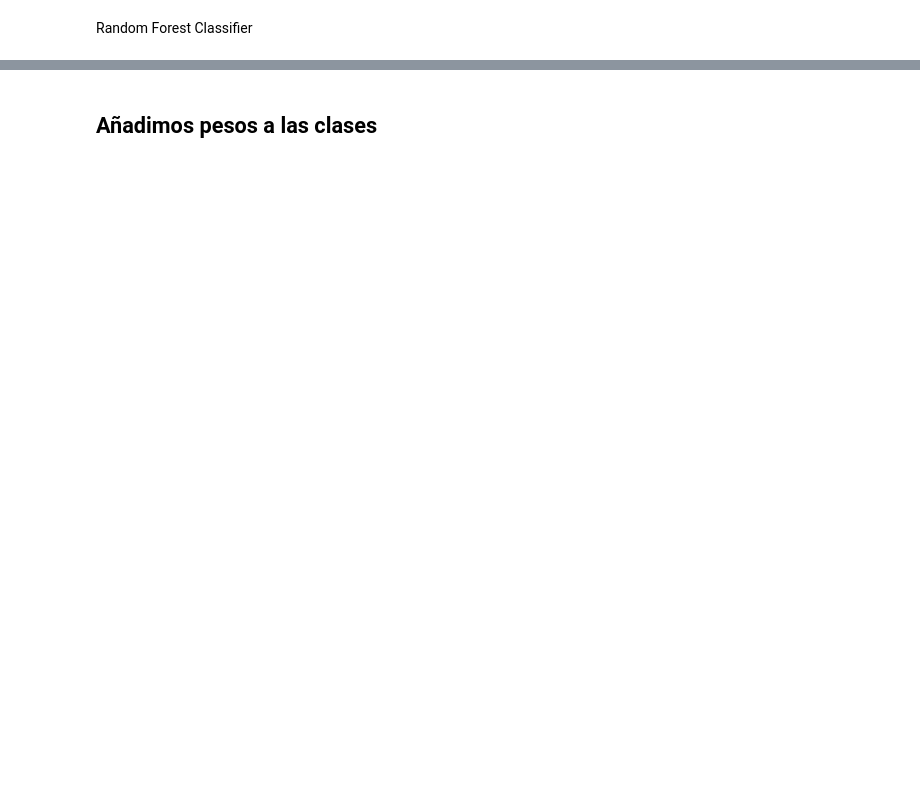
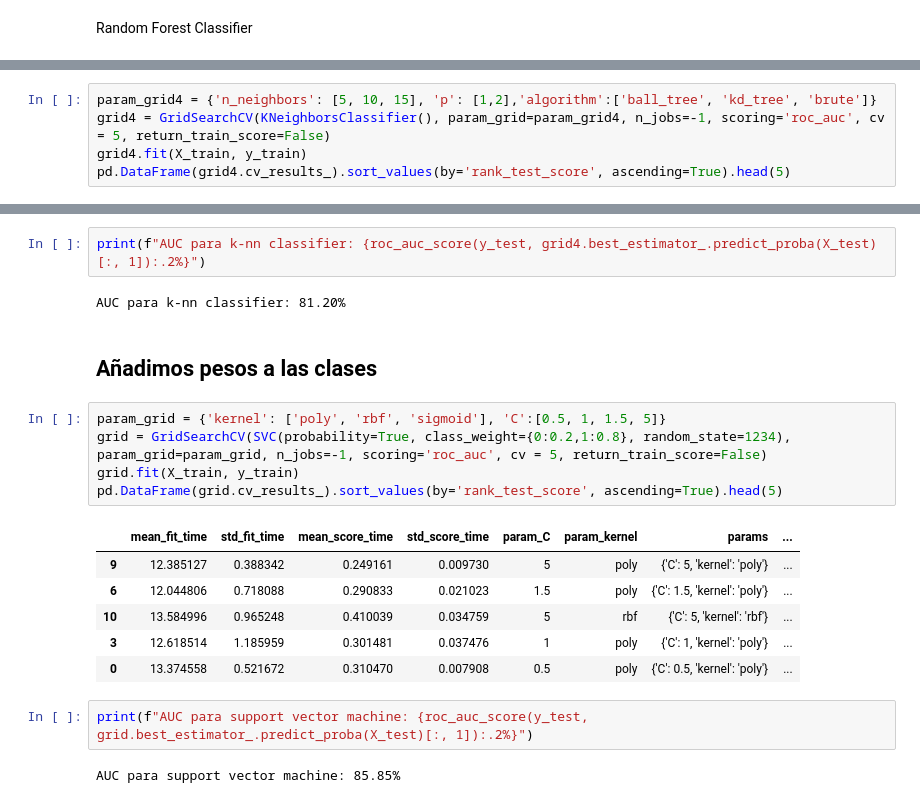
Before and after one commit to jolual2747/bank-customer-churn-prediction, a Jupyter notebook: 02-MODELACION.ipynb, the cells around one changed output, grey strips where cells are left out. Cells and saved outputs as stored; diff of their text form; blank space fills up the shorter version.

```diff
--- a/02-MODELACION.ipynb
+++ b/02-MODELACION.ipynb
@@ -280,0 +288,5 @@ AUC para random forest: 87.82%
+# %%
+param_grid4 = {'n_neighbors': [5, 10, 15], 'p': [1,2],'algorithm':['ball_tree', 'kd_tree', 'brute']}
+grid4 = GridSearchCV(KNeighborsClassifier(), param_grid=param_grid4, n_jobs=-1, scoring='roc_auc', cv = 5, return_train_score=False)
+grid4.fit(X_train, y_train)
+pd.DataFrame(grid4.cv_results_).sort_values(by='rank_test_score', ascending=True).head(5)
@@ -281,2 +300,22 @@ AUC para random forest: 87.82%
+# %%
+print(f"AUC para k-nn classifier: {roc_auc_score(y_test, grid4.best_estimator_.predict_proba(X_test)[:, 1]):.2%}")
+# %% [output]
+AUC para k-nn classifier: 81.20%
 # %% [markdown]
 ## Añadimos pesos a las clases
+# %%
+param_grid = {'kernel': ['poly', 'rbf', 'sigmoid'], 'C':[0.5, 1, 1.5, 5]}
+grid = GridSearchCV(SVC(probability=True, class_weight={0:0.2,1:0.8}, random_state=1234), param_grid=param_grid, n_jobs=-1, scoring='roc_auc', cv = 5, return_train_score=False)
+grid.fit(X_train, y_train)
+pd.DataFrame(grid.cv_results_).sort_values(by='rank_test_score', ascending=True).head(5)
+# %% [output]
+|  | mean_fit_time | std_fit_time | mean_score_time | std_score_time | param_C | param_kernel | params | ... |
+| 9 | 12.385127 | 0.388342 | 0.249161 | 0.009730 | 5 | poly | {'C': 5, 'kernel': 'poly'} | ... |
+| 6 | 12.044806 | 0.718088 | 0.290833 | 0.021023 | 1.5 | poly | {'C': 1.5, 'kernel': 'poly'} | ... |
+| 10 | 13.584996 | 0.965248 | 0.410039 | 0.034759 | 5 | rbf | {'C': 5, 'kernel': 'rbf'} | ... |
+| 3 | 12.618514 | 1.185959 | 0.301481 | 0.037476 | 1 | poly | {'C': 1, 'kernel': 'poly'} | ... |
+| 0 | 13.374558 | 0.521672 | 0.310470 | 0.007908 | 0.5 | poly | {'C': 0.5, 'kernel': 'poly'} | ... |
+# %%
+print(f"AUC para support vector machine: {roc_auc_score(y_test, grid.best_estimator_.predict_proba(X_test)[:, 1]):.2%}")
+# %% [output]
+AUC para support vector machine: 85.85%
```
Also changed, not shown: parts of 47 cells of this notebook.
